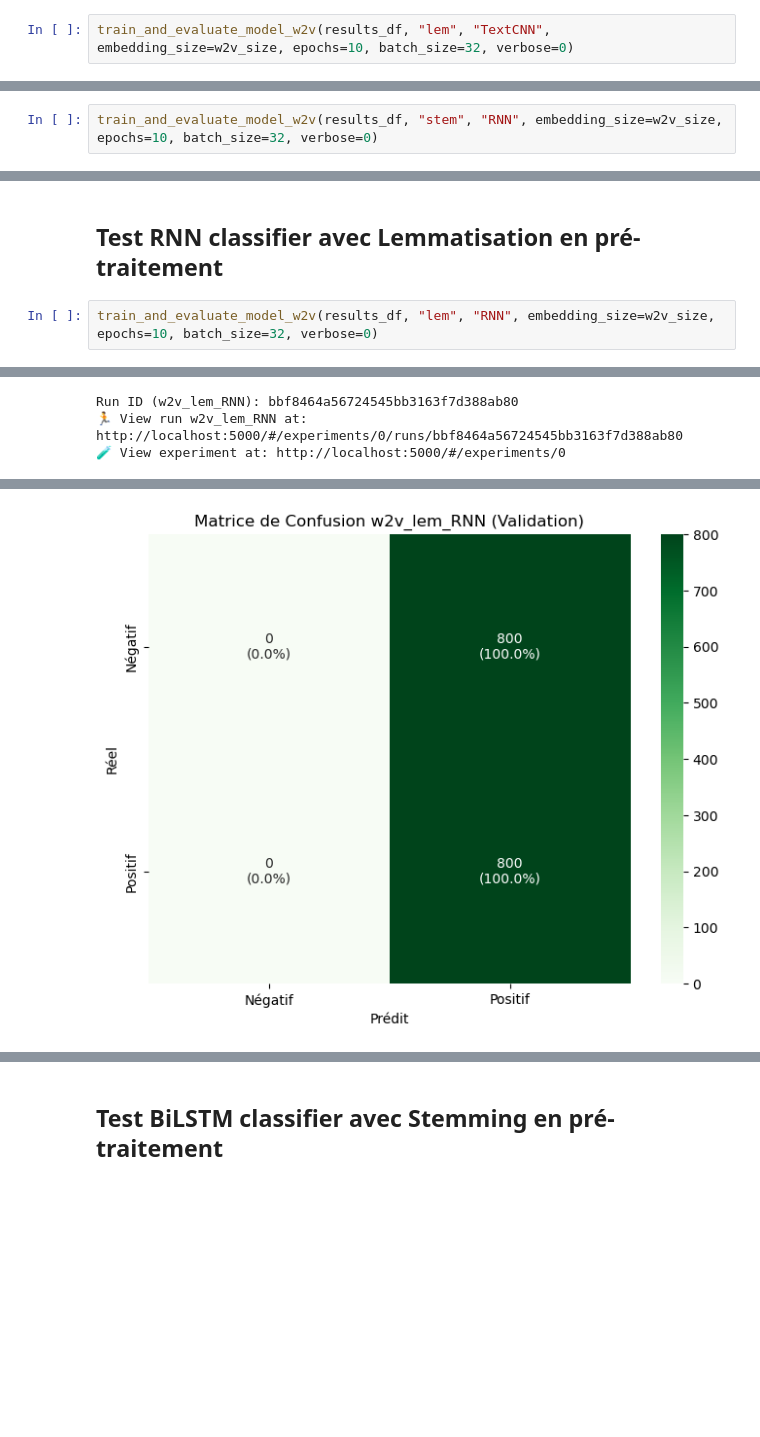
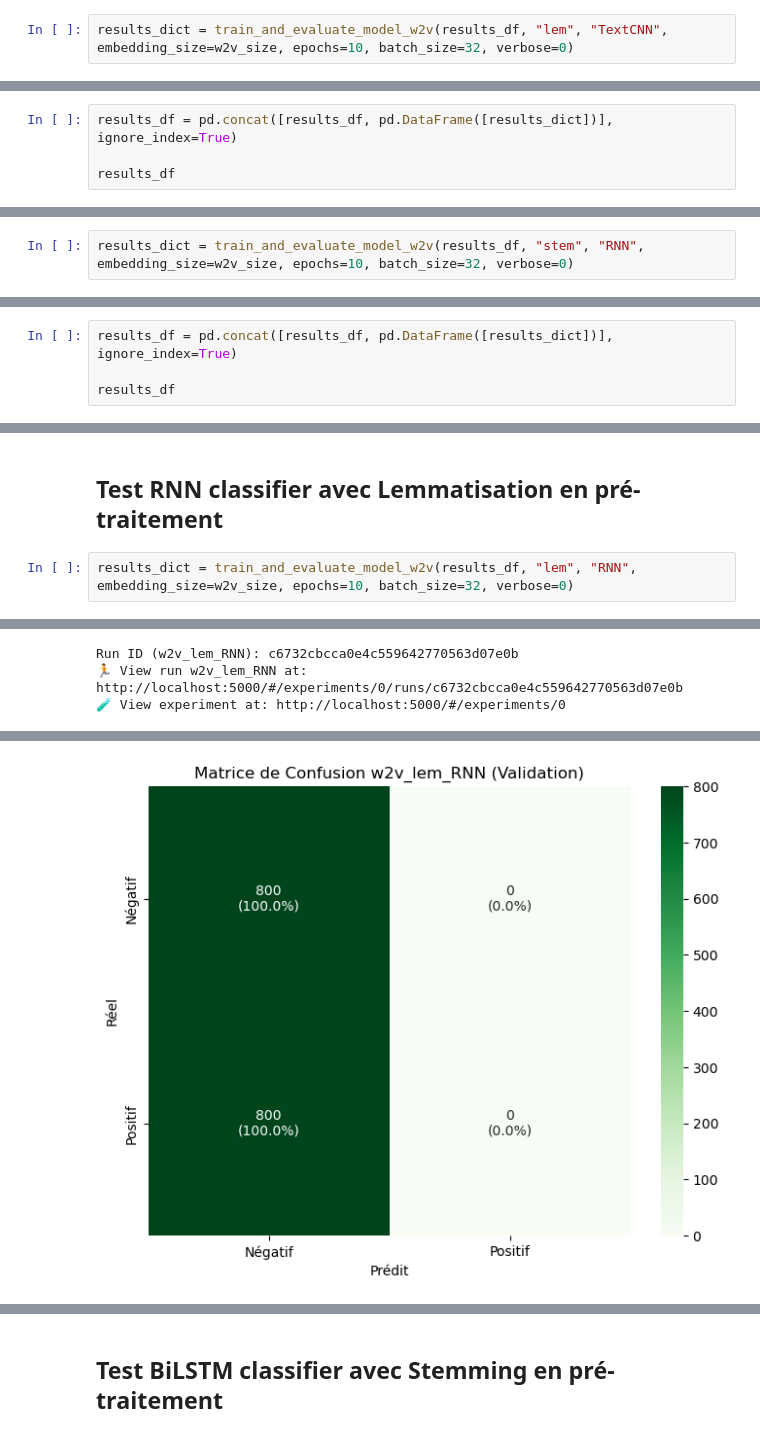
Before and after one commit to Oxelie/P7-Analyse_de_sentiments, a Jupyter notebook: p7_Word2Vec_models.ipynb, the cells around one changed output, grey strips where cells are left out. Saved outputs shown, nothing was run; the diff lists cells and outputs as text; blank space fills up the shorter version.

```diff
--- a/p7_Word2Vec_models.ipynb
+++ b/p7_Word2Vec_models.ipynb
@@ -1082,7 +1155,7 @@ Run ID (w2v_stem_TextCNN): fb50312cefdd48198bdfb28e05f5e14e
 # %% [markdown]
 ## Test TextCNN classifier avec Lemmatisation en pré-traitement
 # %%
-train_and_evaluate_model_w2v(results_df, "lem", "TextCNN", embedding_size=w2v_size, epochs=10, batch_size=32, verbose=0)
+results_dict = train_and_evaluate_model_w2v(results_df, "lem", "TextCNN", embedding_size=w2v_size, epochs=10, batch_size=32, verbose=0)
 # %% [output]
 Nom du modèle: w2v_lem_TextCNN
 Début du préprocessing des données
@@ -1129,0 +1203,4 @@ Run ID (w2v_lem_TextCNN): acde586783544134bda8837284ade89f
+# %%
+results_df = pd.concat([results_df, pd.DataFrame([results_dict])], ignore_index=True)
+
+results_df
@@ -1130,7 +1215,7 @@ Run ID (w2v_lem_TextCNN): acde586783544134bda8837284ade89f
 # %% [markdown]
 ## Test RNN classifier avec Stemming en pré-traitement
 # %%
-train_and_evaluate_model_w2v(results_df, "stem", "RNN", embedding_size=w2v_size, epochs=10, batch_size=32, verbose=0)
+results_dict = train_and_evaluate_model_w2v(results_df, "stem", "RNN", embedding_size=w2v_size, epochs=10, batch_size=32, verbose=0)
 # %% [output]
 Nom du modèle: w2v_stem_RNN
 Début du préprocessing des données
@@ -1178,3 +1263,7 @@ Run ID (w2v_stem_RNN): 5697e31e69534aea9cbc0e94860d21c7
 [figure]
 [figure]
 [figure]
+# %%
+results_df = pd.concat([results_df, pd.DataFrame([results_dict])], ignore_index=True)
+
+results_df
@@ -1181,7 +1279,7 @@ Run ID (w2v_stem_RNN): 5697e31e69534aea9cbc0e94860d21c7
 # %% [markdown]
 ## Test RNN classifier avec Lemmatisation en pré-traitement
 # %%
-train_and_evaluate_model_w2v(results_df, "lem", "RNN", embedding_size=w2v_size, epochs=10, batch_size=32, verbose=0)
+results_dict = train_and_evaluate_model_w2v(results_df, "lem", "RNN", embedding_size=w2v_size, epochs=10, batch_size=32, verbose=0)
 # %% [output]
 Nom du modèle: w2v_lem_RNN
 Début du préprocessing des données
@@ -1221,8 +1319,8 @@ weighted avg       0.25      0.50      0.33     14400
     accuracy                           0.50      4000
    macro avg       0.25      0.50      0.33      4000
 weighted avg       0.25      0.50      0.33      4000
-Run ID (w2v_lem_RNN): bbf8464a56724545bb3163f7d388ab80
-🏃 View run w2v_lem_RNN at: http://localhost:5000/#/experiments/0/runs/bbf8464a56724545bb3163f7d388ab80
+Run ID (w2v_lem_RNN): c6732cbcca0e4c559642770563d07e0b
+🏃 View run w2v_lem_RNN at: http://localhost:5000/#/experiments/0/runs/c6732cbcca0e4c559642770563d07e0b
 🧪 View experiment at: http://localhost:5000/#/experiments/0
 [figure]
 [figure]
@@ -1230 +1328 @@ Run ID (w2v_lem_RNN): bbf8464a56724545bb3163f7d388ab80
-[figure, old version]
+[figure, new version]
```
Also changed, not shown: parts of 26 cells of this notebook, 2 other files.
